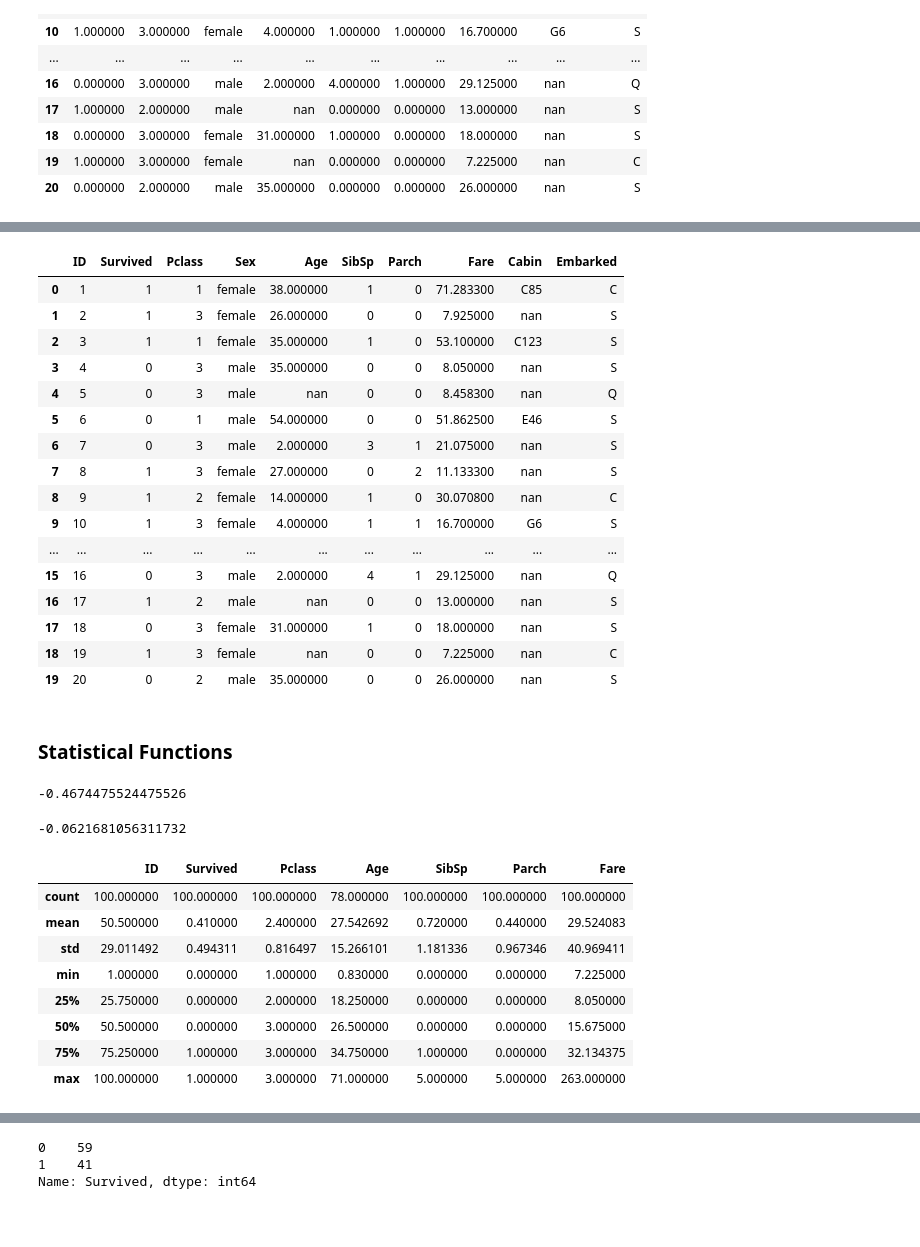
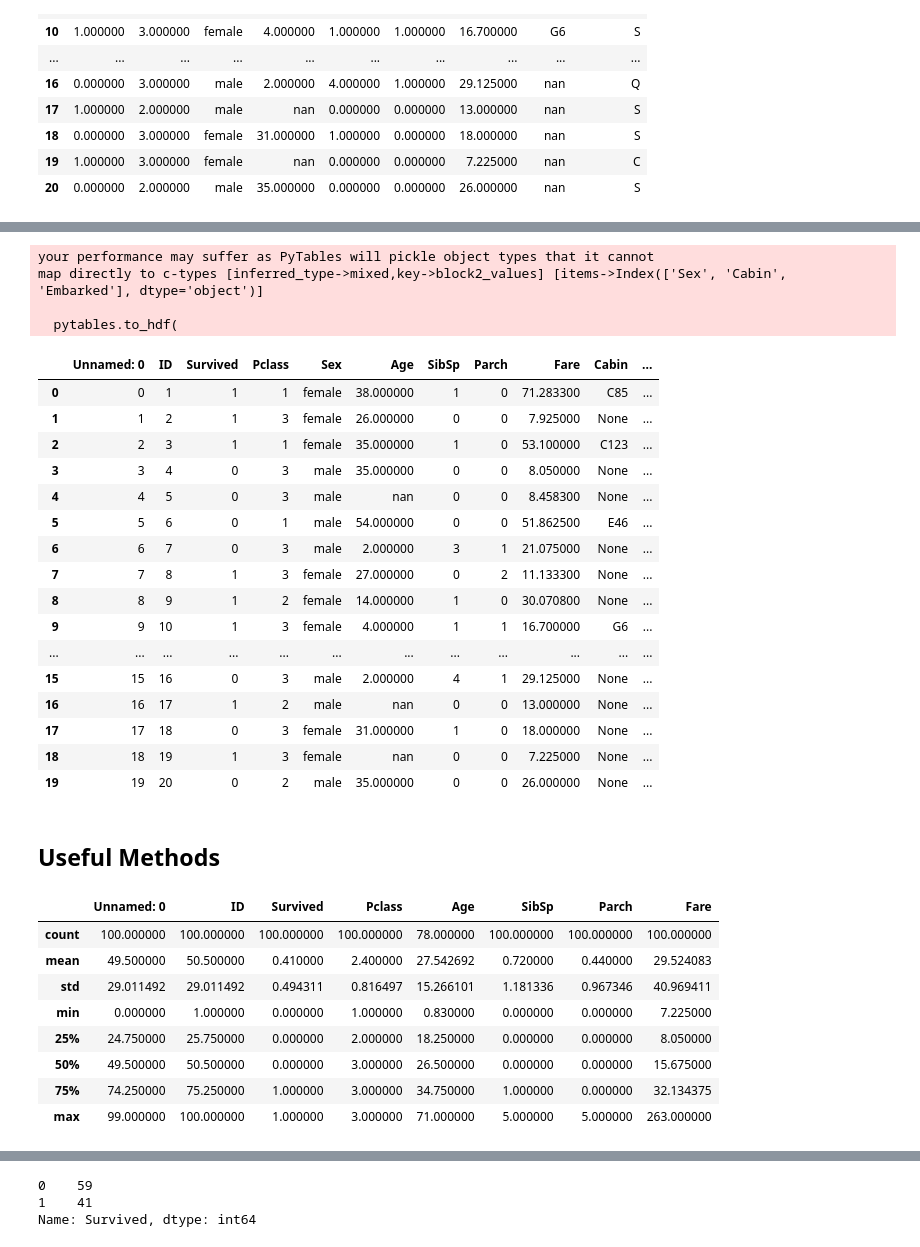
Before and after one commit to tkaya94/UdemyDataScience, a Jupyter notebook: 3_Pandas/07_Misc.ipynb, the cells around one changed output, grey strips where cells are left out. Saved outputs shown, nothing was run; the diff lists cells and outputs as text; code cells hidden in the pictures; blank space fills up the shorter version.

```diff
--- a/3_Pandas/07_Misc.ipynb
+++ b/3_Pandas/07_Misc.ipynb
@@ -55,49 +157,45 @@ df.iloc[:100].to_json("../data/titanic/modified_dataset.json")
 # %%
-df.iloc[:100].to_markdown("../data/titanic/modified_dataset.md")
+df.iloc[:100].to_hdf("../data/titanic/modified_dataset.h5", key='df', mode='w')
+# %% [output]
+your performance may suffer as PyTables will pickle object types that it cannot
+map directly to c-types [inferred_type->mixed,key->block2_values] [items->Index(['Sex', 'Cabin', 'Embarked'], dtype='object')]
+
+  pytables.to_hdf(
 # %%
-df = pd.read_excel("../data/titanic/modified_dataset.xlsx")
-
+df = pd.read_hdf("../data/titanic/modified_dataset.h5")
 df_info(df)
 # %% [output]
-|  | ID | Survived | Pclass | Sex | Age | SibSp | Parch | Fare | Cabin | Embarked |
-| 0 | 1 | 1 | 1 | female | 38.000000 | 1 | 0 | 71.283300 | C85 | C |
-| 1 | 2 | 1 | 3 | female | 26.000000 | 0 | 0 | 7.925000 | nan | S |
-| 2 | 3 | 1 | 1 | female | 35.000000 | 1 | 0 | 53.100000 | C123 | S |
-| 3 | 4 | 0 | 3 | male | 35.000000 | 0 | 0 | 8.050000 | nan | S |
-| 4 | 5 | 0 | 3 | male | nan | 0 | 0 | 8.458300 | nan | Q |
-| 5 | 6 | 0 | 1 | male | 54.000000 | 0 | 0 | 51.862500 | E46 | S |
-| 6 | 7 | 0 | 3 | male | 2.000000 | 3 | 1 | 21.075000 | nan | S |
-| 7 | 8 | 1 | 3 | female | 27.000000 | 0 | 2 | 11.133300 | nan | S |
-| 8 | 9 | 1 | 2 | female | 14.000000 | 1 | 0 | 30.070800 | nan | C |
-| 9 | 10 | 1 | 3 | female | 4.000000 | 1 | 1 | 16.700000 | G6 | S |
-| ... | ... | ... | ... | ... | ... | ... | ... | ... | ... | ... |
-| 15 | 16 | 0 | 3 | male | 2.000000 | 4 | 1 | 29.125000 | nan | Q |
-| 16 | 17 | 1 | 2 | male | nan | 0 | 0 | 13.000000 | nan | S |
-| 17 | 18 | 0 | 3 | female | 31.000000 | 1 | 0 | 18.000000 | nan | S |
-| 18 | 19 | 1 | 3 | female | nan | 0 | 0 | 7.225000 | nan | C |
-| 19 | 20 | 0 | 2 | male | 35.000000 | 0 | 0 | 26.000000 | nan | S |
+|  | Unnamed: 0 | ID | Survived | Pclass | Sex | Age | SibSp | Parch | Fare | Cabin | ... |
+| 0 | 0 | 1 | 1 | 1 | female | 38.000000 | 1 | 0 | 71.283300 | C85 | ... |
+| 1 | 1 | 2 | 1 | 3 | female | 26.000000 | 0 | 0 | 7.925000 | None | ... |
+| 2 | 2 | 3 | 1 | 1 | female | 35.000000 | 1 | 0 | 53.100000 | C123 | ... |
+| 3 | 3 | 4 | 0 | 3 | male | 35.000000 | 0 | 0 | 8.050000 | None | ... |
+| 4 | 4 | 5 | 0 | 3 | male | nan | 0 | 0 | 8.458300 | None | ... |
+| 5 | 5 | 6 | 0 | 1 | male | 54.000000 | 0 | 0 | 51.862500 | E46 | ... |
+| 6 | 6 | 7 | 0 | 3 | male | 2.000000 | 3 | 1 | 21.075000 | None | ... |
+| 7 | 7 | 8 | 1 | 3 | female | 27.000000 | 0 | 2 | 11.133300 | None | ... |
+| 8 | 8 | 9 | 1 | 2 | female | 14.000000 | 1 | 0 | 30.070800 | None | ... |
+| 9 | 9 | 10 | 1 | 3 | female | 4.000000 | 1 | 1 | 16.700000 | G6 | ... |
+| ... | ... | ... | ... | ... | ... | ... | ... | ... | ... | ... | ... |
+| 15 | 15 | 16 | 0 | 3 | male | 2.000000 | 4 | 1 | 29.125000 | None | ... |
+| 16 | 16 | 17 | 1 | 2 | male | nan | 0 | 0 | 13.000000 | None | ... |
+| 17 | 17 | 18 | 0 | 3 | female | 31.000000 | 1 | 0 | 18.000000 | None | ... |
+| 18 | 18 | 19 | 1 | 3 | female | nan | 0 | 0 | 7.225000 | None | ... |
+| 19 | 19 | 20 | 0 | 2 | male | 35.000000 | 0 | 0 | 26.000000 | None | ... |
-# %% [markdown]
-### Statistical Functions
-# %%
-print(df["Age"].cov(df["Survived"]))
-# %% [output]
--0.4674475524475526
-# %%
-print(df["Age"].corr(df["Survived"]))
-# %% [output]
--0.0621681056311732
+# %% [markdown]
+## Useful Methods
 # %%
 df_info(df.describe())
 # %% [output]
-|  | ID | Survived | Pclass | Age | SibSp | Parch | Fare |
-| count | 100.000000 | 100.000000 | 100.000000 | 78.000000 | 100.000000 | 100.000000 | 100.000000 |
-| mean | 50.500000 | 0.410000 | 2.400000 | 27.542692 | 0.720000 | 0.440000 | 29.524083 |
-| std | 29.011492 | 0.494311 | 0.816497 | 15.266101 | 1.181336 | 0.967346 | 40.969411 |
-| min | 1.000000 | 0.000000 | 1.000000 | 0.830000 | 0.000000 | 0.000000 | 7.225000 |
-| 25% | 25.750000 | 0.000000 | 2.000000 | 18.250000 | 0.000000 | 0.000000 | 8.050000 |
-| 50% | 50.500000 | 0.000000 | 3.000000 | 26.500000 | 0.000000 | 0.000000 | 15.675000 |
-| 75% | 75.250000 | 1.000000 | 3.000000 | 34.750000 | 1.000000 | 0.000000 | 32.134375 |
-| max | 100.000000 | 1.000000 | 3.000000 | 71.000000 | 5.000000 | 5.000000 | 263.000000 |
+|  | Unnamed: 0 | ID | Survived | Pclass | Age | SibSp | Parch | Fare |
+| count | 100.000000 | 100.000000 | 100.000000 | 100.000000 | 78.000000 | 100.000000 | 100.000000 | 100.000000 |
+| mean | 49.500000 | 50.500000 | 0.410000 | 2.400000 | 27.542692 | 0.720000 | 0.440000 | 29.524083 |
+| std | 29.011492 | 29.011492 | 0.494311 | 0.816497 | 15.266101 | 1.181336 | 0.967346 | 40.969411 |
+| min | 0.000000 | 1.000000 | 0.000000 | 1.000000 | 0.830000 | 0.000000 | 0.000000 | 7.225000 |
+| 25% | 24.750000 | 25.750000 | 0.000000 | 2.000000 | 18.250000 | 0.000000 | 0.000000 | 8.050000 |
+| 50% | 49.500000 | 50.500000 | 0.000000 | 3.000000 | 26.500000 | 0.000000 | 0.000000 | 15.675000 |
+| 75% | 74.250000 | 75.250000 | 1.000000 | 3.000000 | 34.750000 | 1.000000 | 0.000000 | 32.134375 |
+| max | 99.000000 | 100.000000 | 1.000000 | 3.000000 | 71.000000 | 5.000000 | 5.000000 | 263.000000 |
 # %%
 df.agg(["min", "max", "median", "mean", "var", "std"])
 # %% [output]
```
Also changed, not shown: parts of 11 cells of this notebook, 11 other files.
